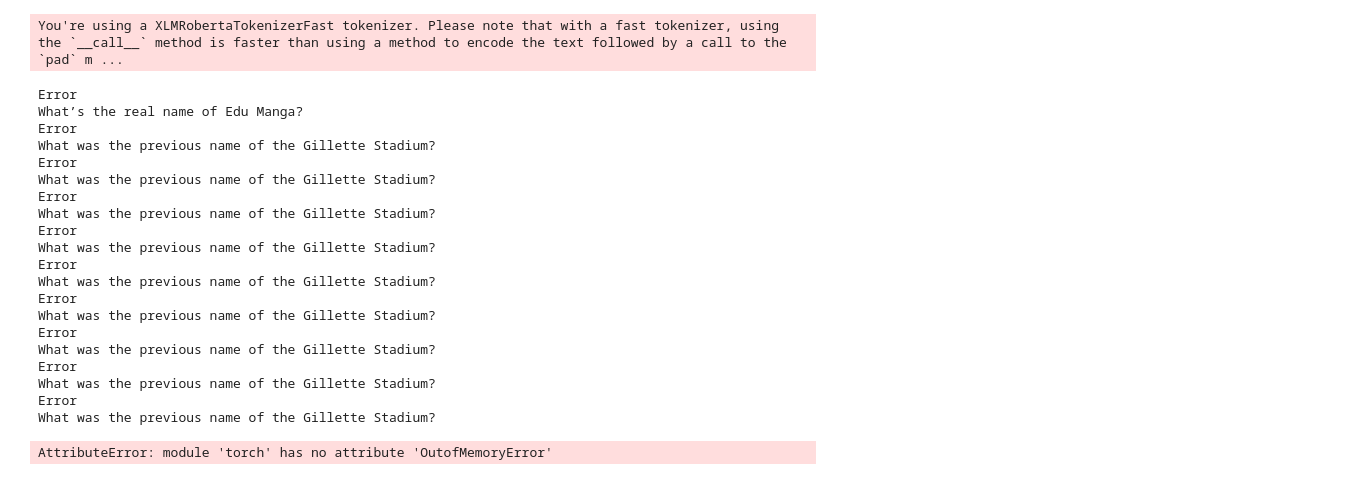
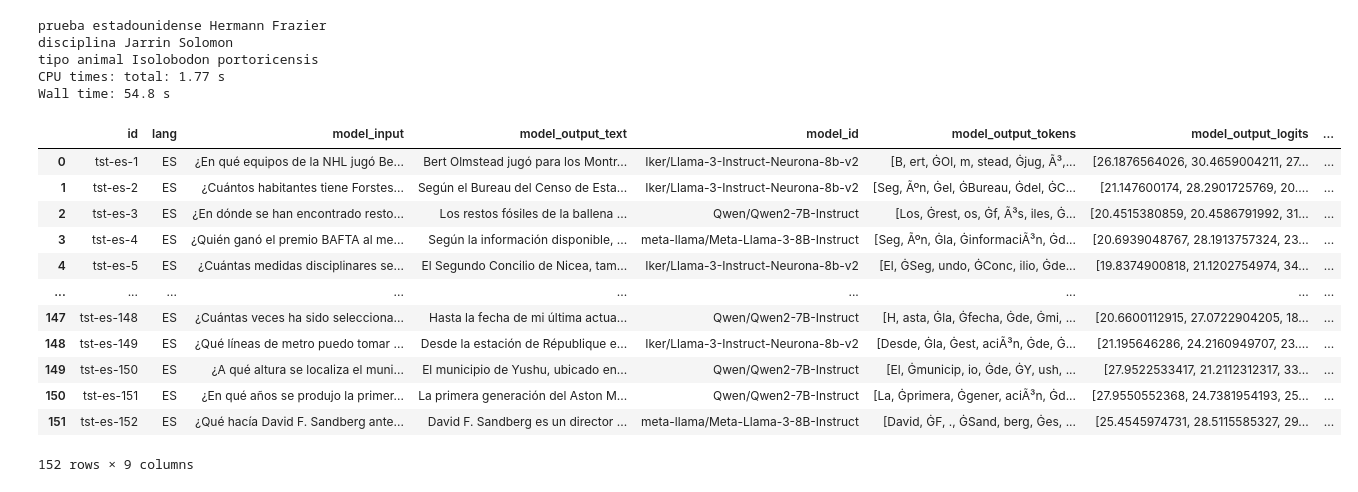
Before and after one commit to Kurocaguama/Mu-SHROOM-GIL, a Jupyter notebook: Notebooks/N3_5 Extracción alternativa.ipynb, the cells around one changed output. Saved outputs shown, nothing was run; the diff lists cells and outputs as text; code cells hidden in the pictures.

```diff
--- a/Notebooks/N3_5 Extracción alternativa.ipynb
+++ b/Notebooks/N3_5 Extracción alternativa.ipynb
@@ -41,7 +40,10 @@ def noun_list(a, lang):
                 sub_noun.append(token.text)
             if token.pos_ == "ADJ" and token.text[0] in nums:
                 sub_noun.append(token.text)
-        noun_list.append(sub_noun)
+        if not sub_noun:
+            noun_list.append(_.split())
+        else:
+            noun_list.append(sub_noun)
     return noun_list
 
 def keyword_por_preg(n_list):
@@ -55,7 +57,10 @@ def keyword_por_preg(n_list):
         keyword = ''
         for j in i:
             keyword = keyword + j + ' '
-        keyword_list.append(keyword)
+        #if keyword == '': # CORRECCIÓN
+        #    keyword_list.append(i) # CORRECCIÓN
+        else:
+            keyword_list.append(keyword)
     return keyword_list
 
 def get_wikipage(text, lang, page_total):
@@ -148,9 +163,13 @@ def ds_procesamiento(dataset, lang):
     a_set = list(set(a))
     dic = {}
     for _ in a_set:
-        aux = get_wikipage(_, lang, 3)
+        aux = get_wikipage(_, lang, 3) # ¿Qué pasa si no encuentra páginas adecuadas?
         if not aux:
-            print(f"Problema con: {_}")
+            wiki_aux = wikipedia.suggest(_)
+            if wiki_aux != None:
+                aux = get_wikipage(wiki_aux, lang, 3)
+            else:
+                print(_)
         dic[f"{_}"] = aux
 
     aux1 = []
@@ -256,34 +219,24 @@ def emb_aux(dataset):
-# %%
-%%time
-resumen = []
-for i in range(len(df_en)):
-    try:
-        resumen.append(emb_aux(df_en.iloc[i]))
-    except ValueError:
-        print(df_en.iloc[i]["model_input"])
-        ola = "There's is no extra information. Answer with your own information."
-        resumen.append(ola)
-# %% [output]
-You're using a XLMRobertaTokenizerFast tokenizer. Please note that with a fast tokenizer, using the `__call__` method is faster than using a method to encode the text followed by a call to the `pad` m ...
-Error
-What’s the real name of Edu Manga?
-Error
-What was the previous name of the Gillette Stadium?
-Error
-What was the previous name of the Gillette Stadium?
-Error
-What was the previous name of the Gillette Stadium?
-Error
-What was the previous name of the Gillette Stadium?
-Error
-What was the previous name of the Gillette Stadium?
-Error
-What was the previous name of the Gillette Stadium?
-Error
-What was the previous name of the Gillette Stadium?
-Error
-What was the previous name of the Gillette Stadium?
-Error
-What was the previous name of the Gillette Stadium?
-AttributeError: module 'torch' has no attribute 'OutofMemoryError'
+# %%
+%%time
+aux_ds = ds_procesamiento(df_es, 'es')
+aux_ds
+# %% [output]
+prueba estadounidense Hermann Frazier
+disciplina Jarrin Solomon
+tipo animal Isolobodon portoricensis
+CPU times: total: 1.77 s
+Wall time: 54.8 s
+|  | id | lang | model_input | model_output_text | model_id | model_output_tokens | model_output_logits | ... |
+| 0 | tst-es-1 | ES | ¿En qué equipos de la NHL jugó Be... | Bert Olmstead jugó para los Montr... | Iker/Llama-3-Instruct-Neurona-8b-v2 | [B, ert, ĠOl, m, stead, Ġjug, Ã³,... | [26.1876564026, 30.4659004211, 27... | ... |
+| 1 | tst-es-2 | ES | ¿Cuántos habitantes tiene Forstes... | Según el Bureau del Censo de Esta... | Iker/Llama-3-Instruct-Neurona-8b-v2 | [Seg, Ãºn, Ġel, ĠBureau, Ġdel, ĠC... | [21.147600174, 28.2901725769, 20.... | ... |
+| 2 | tst-es-3 | ES | ¿En dónde se han encontrado resto... | Los restos fósiles de la ballena ... | Qwen/Qwen2-7B-Instruct | [Los, Ġrest, os, Ġf, Ã³s, iles, Ġ... | [20.4515380859, 20.4586791992, 31... | ... |
+| 3 | tst-es-4 | ES | ¿Quién ganó el premio BAFTA al me... | Según la información disponible, ... | meta-llama/Meta-Llama-3-8B-Instruct | [Seg, Ãºn, Ġla, ĠinformaciÃ³n, Ġd... | [20.6939048767, 28.1913757324, 23... | ... |
+| 4 | tst-es-5 | ES | ¿Cuántas medidas disciplinares se... | El Segundo Concilio de Nicea, tam... | Iker/Llama-3-Instruct-Neurona-8b-v2 | [El, ĠSeg, undo, ĠConc, ilio, Ġde... | [19.8374900818, 21.1202754974, 34... | ... |
+| ... | ... | ... | ... | ... | ... | ... | ... | ... |
+| 147 | tst-es-148 | ES | ¿Cuántas veces ha sido selecciona... | Hasta la fecha de mi última actua... | Qwen/Qwen2-7B-Instruct | [H, asta, Ġla, Ġfecha, Ġde, Ġmi, ... | [20.6600112915, 27.0722904205, 18... | ... |
+| 148 | tst-es-149 | ES | ¿Qué líneas de metro puedo tomar ... | Desde la estación de République e... | Iker/Llama-3-Instruct-Neurona-8b-v2 | [Desde, Ġla, Ġest, aciÃ³n, Ġde, Ġ... | [21.195646286, 24.2160949707, 23.... | ... |
+| 149 | tst-es-150 | ES | ¿A qué altura se localiza el muni... | El municipio de Yushu, ubicado en... | Qwen/Qwen2-7B-Instruct | [El, Ġmunicip, io, Ġde, ĠY, ush, ... | [27.9522533417, 21.2112312317, 33... | ... |
+| 150 | tst-es-151 | ES | ¿En qué años se produjo la primer... | La primera generación del Aston M... | Qwen/Qwen2-7B-Instruct | [La, Ġprimera, Ġgener, aciÃ³n, Ġd... | [27.9550552368, 24.7381954193, 25... | ... |
+| 151 | tst-es-152 | ES | ¿Qué hacía David F. Sandberg ante... | David F. Sandberg es un director ... | meta-llama/Meta-Llama-3-8B-Instruct | [David, ĠF, ., ĠSand, berg, Ġes, ... | [25.4545974731, 28.5115585327, 29... | ... |
+152 rows × 9 columns
 # %%
```
Also changed, not shown: parts of 16 cells of this notebook, 2 other files.
